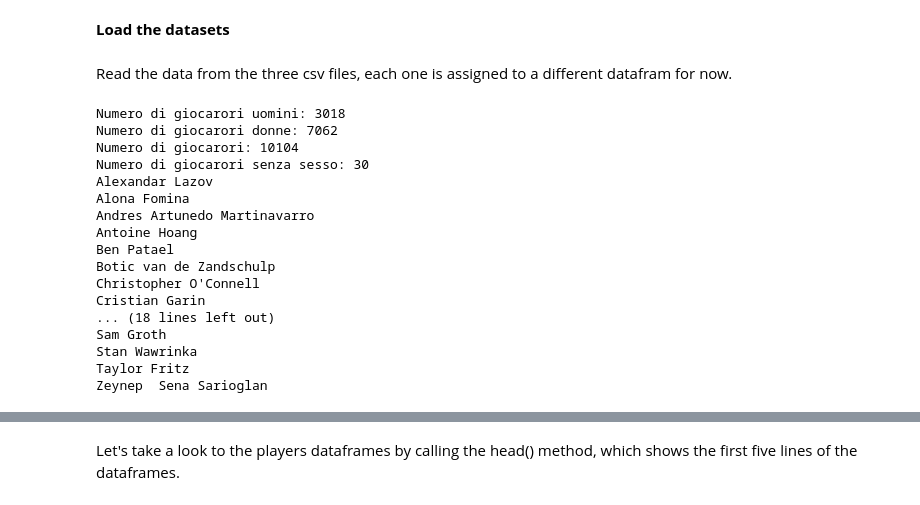
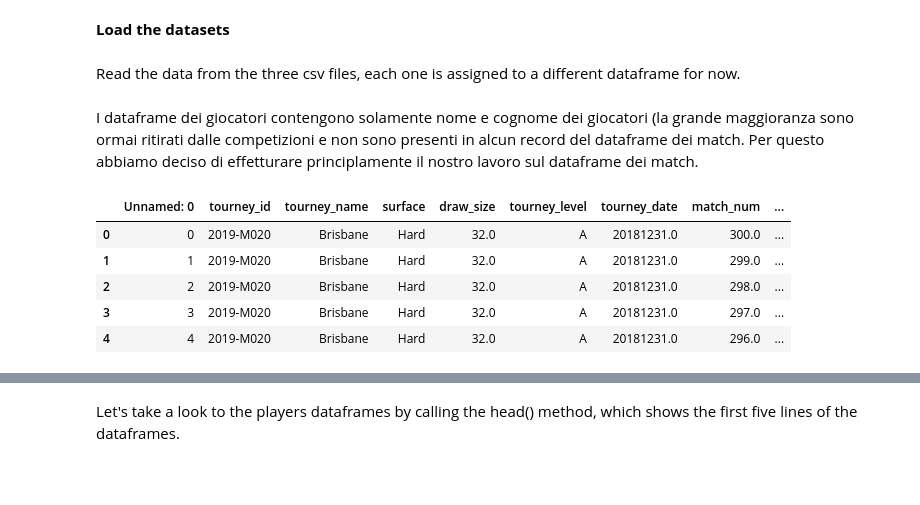
Before and after one commit to nikodallanoce/DataMiningProject, a Jupyter notebook: DM_14_TASK1/DM_14_TASK1.ipynb, the cells around one changed output, grey strips where cells are left out. Drawn from its saved outputs; the diff is of its cells as text; code cells hidden in the pictures; blank space fills up the shorter version.

```diff
--- a/DM_14_TASK1/DM_14_TASK1.ipynb
+++ b/DM_14_TASK1/DM_14_TASK1.ipynb
@@ -18,59 +20,19 @@ with zipfile.ZipFile("prj_data.zip", 'r') as zip_ref:
 # %% [markdown]
 **Load the datasets**
 # %% [markdown]
-Read the data from the three csv files, each one is assigned to a different datafram for now.
+Read the data from the three csv files, each one is assigned to a different dataframe for now.
-# %%
-df_male = pd.read_csv("dataset/male_players.csv", sep=",")
-df_female = pd.read_csv("dataset/female_players.csv", sep=",")
-df_matches = pd.read_csv("dataset/tennis_matches.csv", sep=",")
-
-players_winner = df_matches[["winner_name"]].rename(columns={"winner_name":"Name"})
-players_loser = df_matches[["loser_name"]].rename(columns={"loser_name":"Name"})
-players = players_winner.append(players_loser)
-players_unique = players["Name"].unique()
-players_unique = pd.DataFrame(players_unique, columns=["Name"])
-players_unique = players_unique.dropna()
-players_unique = players_unique.sort_values(by=["Name"])
-players_unique.to_csv("players.csv")
-
-# test
-def players_from_sex(df, df_players):
-  players_name = list(df["name"])
-  players_surname = list(df["surname"])
-  players = list()
-  for n, s in zip(players_name, players_surname):
-    players.append("{0} {1}".format(n, s))
-
-  players = df_players[df_players["Name"].isin(players)]
-  return players
-
-players_male = players_from_sex(df_male, players_unique)
-players_female = players_from_sex(df_female, players_unique)
-players_male_found = list(players_male["Name"])
-players_female_found = list(players_female["Name"])
-players_found = players_male_found+players_female_found
-players_not_found = players_unique[~players_unique["Name"].isin(players_found)]
-print("Numero di giocarori uomini: {0}".format(len(players_male)))
-print("Numero di giocarori donne: {0}".format(len(players_female)))
-print("Numero di giocarori: {0}".format(len(players_unique)))
-print("Numero di giocarori senza sesso: {0}".format(len(players_not_found)))
-# for player in players_not_found["Name"]:
-#  print(player)
-# %% [output]
-Numero di giocarori uomini: 3018
-Numero di giocarori donne: 7062
-Numero di giocarori: 10104
-Numero di giocarori senza sesso: 30
-Alexandar Lazov
-Alona Fomina
-Andres Artunedo Martinavarro
-Antoine Hoang
-Ben Patael
-Botic van de Zandschulp
-Christopher O'Connell
-Cristian Garin
-... (18 lines left out)
-Sam Groth
-Stan Wawrinka
-Taylor Fritz
-Zeynep  Sena Sarioglan
+# %%
+df_male = pd.read_csv("male_players.csv", sep=",")  # dataframe of male players
+df_female = pd.read_csv("female_players.csv", sep=",")  # dataframe of female players
+df_matches = pd.read_csv("tennis_matches.csv", sep=",")  # matches dataframe
+# %% [markdown]
+I dataframe dei giocatori contengono solamente nome e cognome dei giocatori (la grande maggioranza sono ormai ritirati dalle competizioni e non sono presenti in alcun record del dataframe dei match. Per questo abbiamo deciso di effetturare principlamente il nostro lavoro sul dataframe dei match.
+# %%
+df_matches.head()
+# %% [output]
+|  | Unnamed: 0 | tourney_id | tourney_name | surface | draw_size | tourney_level | tourney_date | match_num | ... |
+| 0 | 0 | 2019-M020 | Brisbane | Hard | 32.0 | A | 20181231.0 | 300.0 | ... |
+| 1 | 1 | 2019-M020 | Brisbane | Hard | 32.0 | A | 20181231.0 | 299.0 | ... |
+| 2 | 2 | 2019-M020 | Brisbane | Hard | 32.0 | A | 20181231.0 | 298.0 | ... |
+| 3 | 3 | 2019-M020 | Brisbane | Hard | 32.0 | A | 20181231.0 | 297.0 | ... |
+| 4 | 4 | 2019-M020 | Brisbane | Hard | 32.0 | A | 20181231.0 | 296.0 | ... |
```
Also changed, not shown: parts of 27 cells of this notebook.
